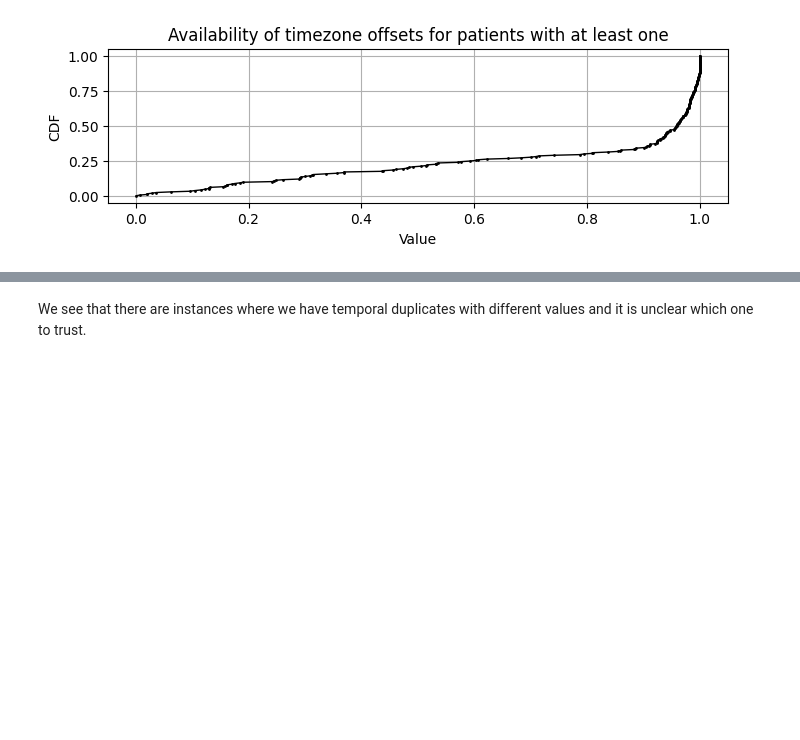
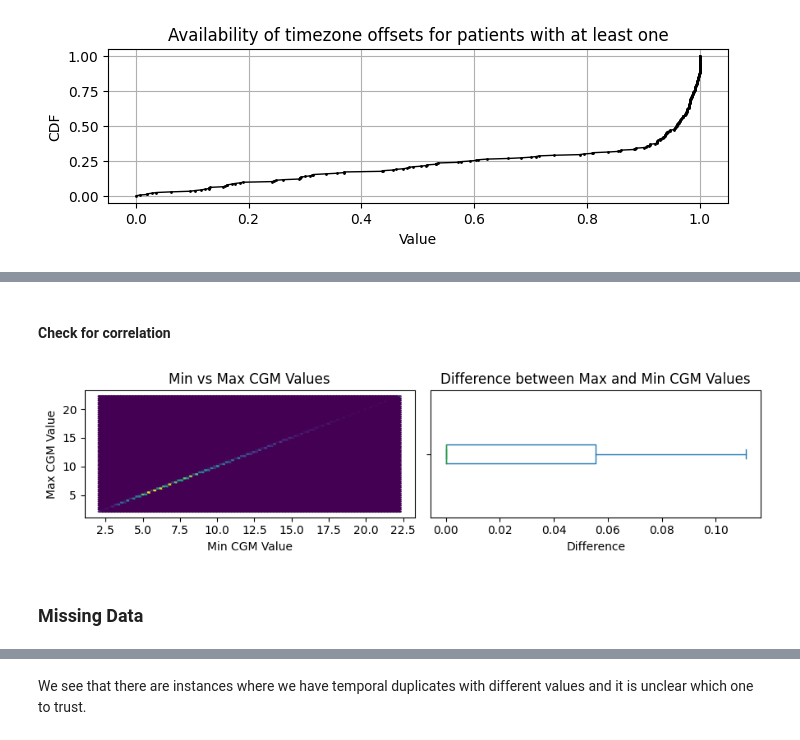
Before and after one commit to nudgebg/egvinsulin, a Jupyter notebook: notebooks/understand-loop-dataset.ipynb, the cells around one changed output, grey strips where cells are left out. Drawn from its saved outputs; the diff is of its cells as text; code cells hidden in the pictures; blank space fills up the shorter version.

```diff
--- a/notebooks/understand-loop-dataset.ipynb
+++ b/notebooks/understand-loop-dataset.ipynb
@@ -632,0 +496,28 @@ display(df_unique_duplicates)
+# %% [markdown]
+#### Check for correlation
+# %%
+duplicated_cgms = ddf_cgm.map_partitions(lambda x: x[x.duplicated(subset=['UTCDtTm'], keep=False)].sort_values('UTCDtTm').head(100)).compute()
+# %%
+duplicated_cgms['PtID'] = duplicated_cgms.PtID.astype('str')
+duplicated_cgms = duplicated_cgms.sort_values(['PtID','UTCDtTm'])
+results = duplicated_cgms.groupby(['PtID','UTCDtTm']).CGMVal.agg(['min','max'])
+fig, (ax1, ax2) = plt.subplots(1, 2, figsize=(9, 2.5))
+
+# Scatter plot
+ax1.hexbin(results['min'], results['max'], gridsize=100, cmap='viridis')
+ax1.set_xlabel('Min CGM Value')
+ax1.set_ylabel('Max CGM Value')
+ax1.set_title('Min vs Max CGM Values')
+
+# Box plot
+d = (results['max'] - results['min'])
+d.plot.box(vert=False, ax=ax2, showfliers=False)
+ax2.set_title('Difference between Max and Min CGM Values')
+ax2.set_xlabel('Difference')
+
+plt.tight_layout()
+plt.show()
+# %% [output]
+[figure, added]
+# %% [markdown]
+### Missing Data
```
Also changed, not shown: parts of 103 cells of this notebook, 1 other file.
